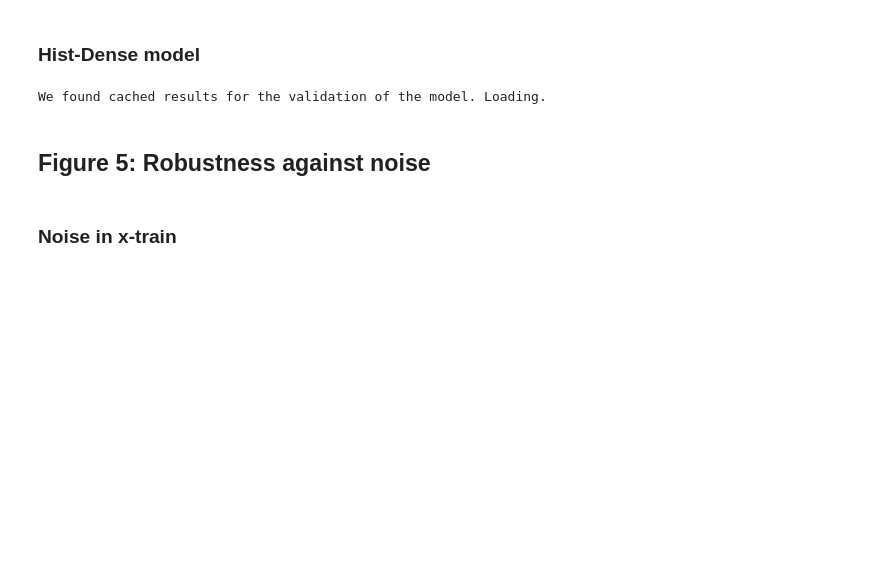
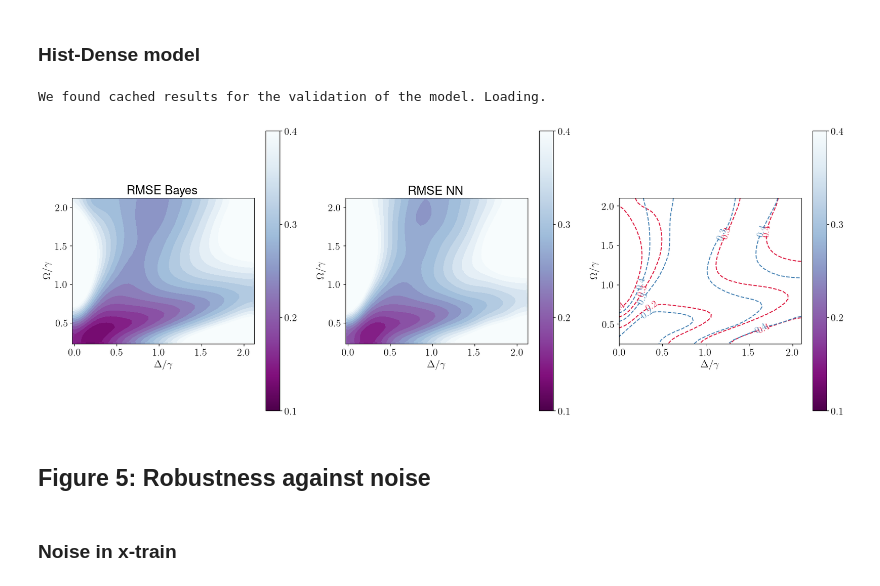
Before and after one commit to CarlosSMWolff/ParamEst-NN, a Jupyter notebook: notebooks/3-Results.ipynb, the cells around one changed output. Saved outputs shown, nothing was run; the diff lists cells and outputs as text; code cells hidden in the pictures; blank space fills up the shorter version.

```diff
--- a/notebooks/3-Results.ipynb
+++ b/notebooks/3-Results.ipynb
@@ -888,7 +921,7 @@ if isMSEfile:
     MSE_NN_2D = np.load(path_results_model2D+".npy")
 else:
     print("We did not found cached results for the validation of the model. Computing.")
-    MSE_NN_2D = benchmark_predictor2D(model,nsets = nsets,jumpsSetParams=jumpsSetParams,paramlist=paramlist, progress_bar = True)
+    MSE_NN_2D= benchmark_predictor(model, theta_list = paramlist, Data_array = jumpsSetParams)[0]
     np.save(path_results_model2D,MSE_NN_2D)
 # %% [output]
 We found cached results for the validation of the model. Loading.
@@ -959,3 +928,59 @@ plt.show()
+# %%
+import matplotlib.ticker as ticker
+from mpl_toolkits.axes_grid1 import make_axes_locatable
+
+levels = [0.2,0.3,0.4]
+ticks = [0.1,0.2, 0.3,0.4,0.5]
+aspect = 0.8
+
+
+cmap = plt.get_cmap('BuPu').reversed()
+# Create a color normalization instance with the specified minimum and maximum
+vmin = 0.1; vmax = 0.4
+norm = matplotlib.colors.Normalize(vmin=vmin, vmax=vmax)
+
+# Define the matrices to plot
+MSE_Bayes_matrix = MSE_Bayes2D.reshape(40,40)
+MSE_Bayes_matrix = gaussian_filter(MSE_Bayes_matrix,sigma = 2)
+MSE_NN_matrix = MSE_NN_2D.reshape(40,40)
+MSE_NN_matrix = gaussian_filter(MSE_NN_matrix,sigma = 2)
+
+fig, axis = plt.subplots(ncols=3,nrows=1,figsize=(22,8))
+
+ax = axis[0]
+pcm=ax.pcolormesh(XX,YY,np.sqrt(MSE_Bayes_matrix),cmap=cmap,vmin = vmin, vmax = vmax)
+ax.contourf(XX,YY,np.sqrt(MSE_Bayes_matrix),cmap=cmap,levels = 30,vmin = vmin, vmax = vmax)
+fig.colorbar(pcm, ax=ax,location='right', ticks= ticks)
+ax.set_box_aspect(aspect)
+ax.set_title("RMSE Bayes")
+ax.set_xlabel("$\\Delta/\\gamma$")
+ax.set_ylabel("$\\Omega/\\gamma$")
+
+ax = axis[1]
+pcm=ax.pcolormesh(XX,YY,np.sqrt(MSE_NN_matrix),cmap=cmap,vmin = vmin, vmax = vmax)
+ax.contourf(XX,YY,np.sqrt(MSE_NN_matrix),cmap=cmap,levels = 30,vmin = vmin, vmax = vmax)
+fig.colorbar(pcm, ax=ax,location='right', ticks= ticks)
+ax.set_box_aspect(aspect)
+ax.set_title("RMSE NN")
+ax.set_xlabel("$\\Delta/\\gamma$")
+ax.set_ylabel("$\\Omega/\\gamma$")
+
+ax = axis[2]
+cp=ax.contour(XX,YY,np.sqrt(MSE_Bayes_matrix),colors='crimson',levels = levels, linestyles = 'dashed')
+ax.clabel(cp, inline=True, fontsize=15)
+cp = ax.contour(XX,YY,np.sqrt(MSE_NN_matrix),colors='steelblue',levels = levels, linestyles = 'dashed')
+ax.clabel(cp, inline=True, fontsize=15)
+fig.colorbar(pcm, ax=ax,location='right', ticks= ticks)
+ax.set_box_aspect(aspect)
+ax.set_xlabel("$\\Delta/\\gamma$")
+ax.set_ylabel("$\\Omega/\\gamma$")
+
+plt.savefig("figures/fig4.svg")
+plt.savefig("figures/fig4.pdf")
+
+plt.show()
+# %% [output]
+[figure, added]
 # %% [markdown]
 ## Figure 5: Robustness against noise
 # %% [markdown]
```
Also changed, not shown: parts of 84 cells of this notebook, 2 other files.
